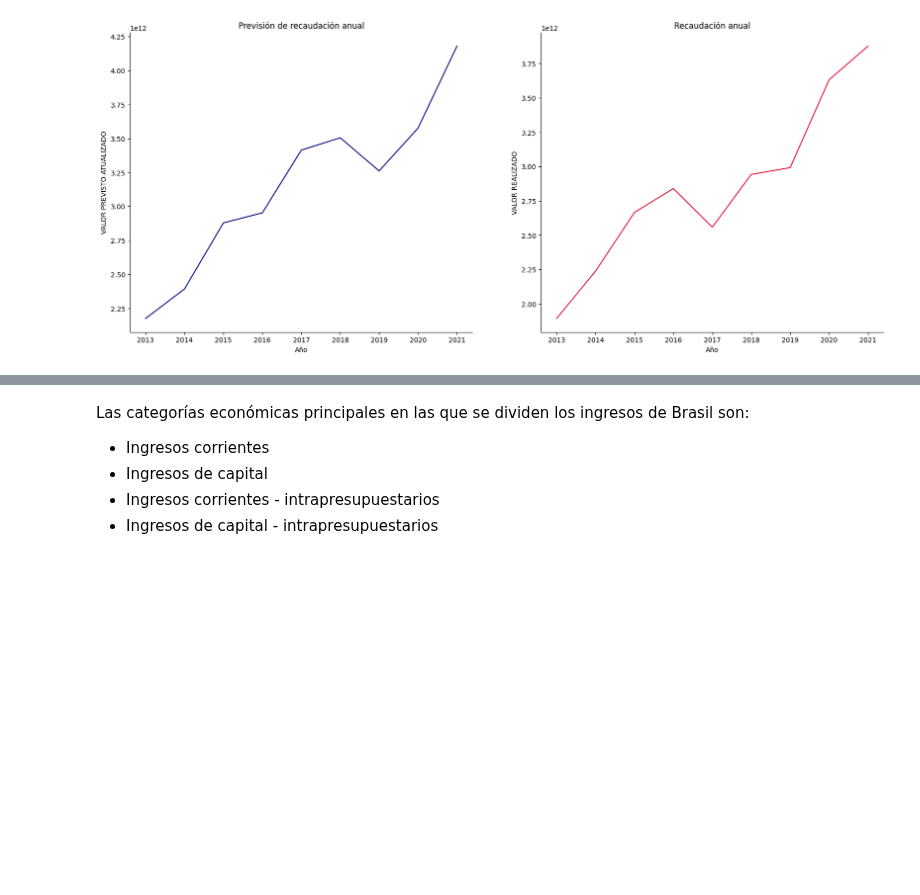
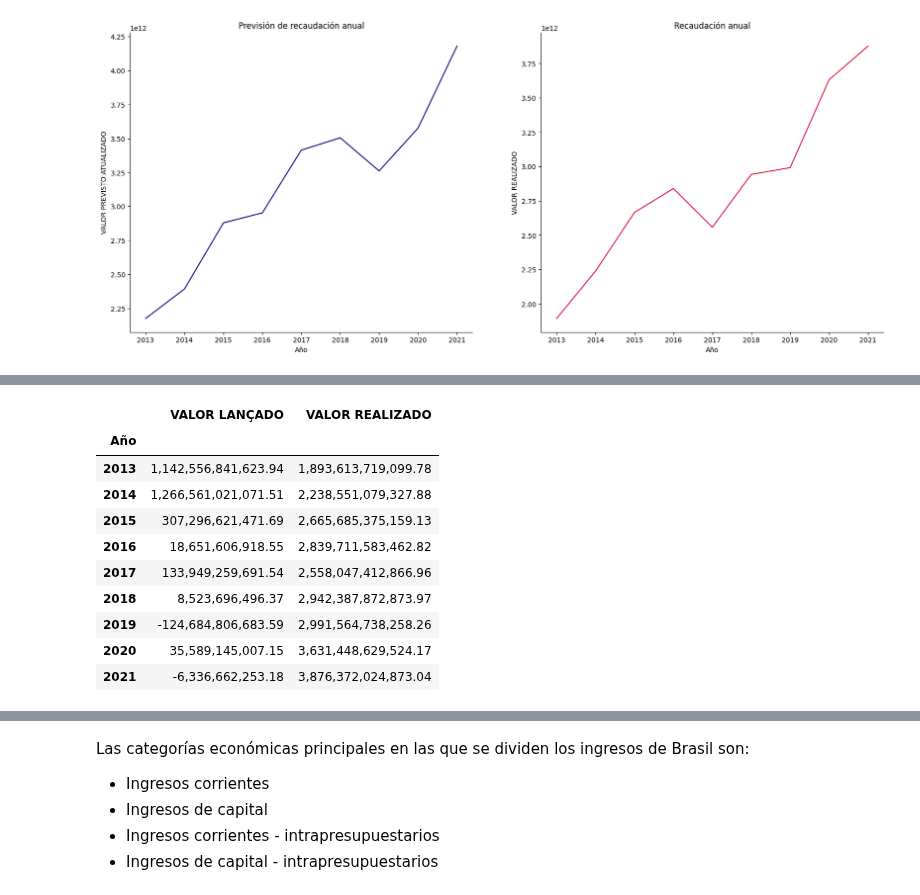
Before and after one commit to Gabijc/Proyecto2-Insights-Brasil, a Jupyter notebook: Análisis_categorías.ipynb, the cells around one changed output, grey strips where cells are left out. Saved outputs shown, nothing was run; the diff lists cells and outputs as text; code cells hidden in the pictures; blank space fills up the shorter version.

```diff
--- a/Análisis_categorías.ipynb
+++ b/Análisis_categorías.ipynb
@@ -86,0 +105,15 @@ df_comp_recaudacion_prevision
+# %%
+df_agrupado2 = df_comp_recaudacion_registro.groupby("Año")[["VALOR LANÇADO","VALOR REALIZADO"]].sum()
+df_agrupado2
+# %% [output]
+|  | VALOR LANÇADO | VALOR REALIZADO |
+| Año |  |  |
+| 2013 | 1,142,556,841,623.94 | 1,893,613,719,099.78 |
+| 2014 | 1,266,561,021,071.51 | 2,238,551,079,327.88 |
+| 2015 | 307,296,621,471.69 | 2,665,685,375,159.13 |
+| 2016 | 18,651,606,918.55 | 2,839,711,583,462.82 |
+| 2017 | 133,949,259,691.54 | 2,558,047,412,866.96 |
+| 2018 | 8,523,696,496.37 | 2,942,387,872,873.97 |
+| 2019 | -124,684,806,683.59 | 2,991,564,738,258.26 |
+| 2020 | 35,589,145,007.15 | 3,631,448,629,524.17 |
+| 2021 | -6,336,662,253.18 | 3,876,372,024,873.04 |
```
Also changed, not shown: parts of 5 cells of this notebook.
